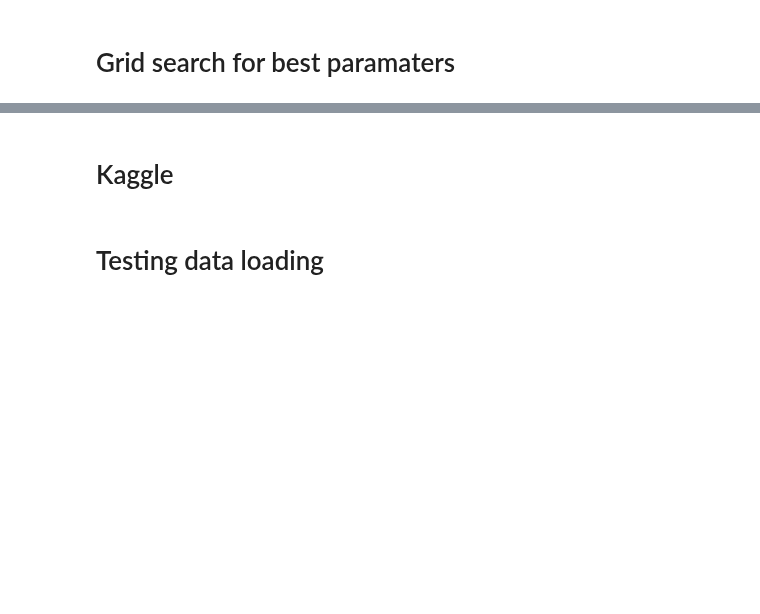
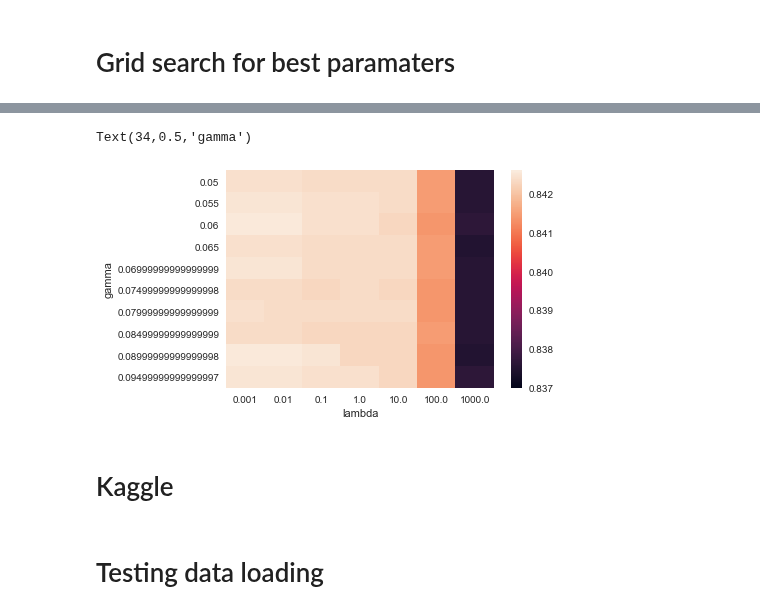
Before and after one commit to hhschede/machine_learning, a Jupyter notebook: project_1/run.ipynb, the cells around one changed output, grey strips where cells are left out. Cells and saved outputs as stored; diff of their text form; code cells hidden in the pictures; blank space fills up the shorter version.

```diff
--- a/project_1/run.ipynb
+++ b/project_1/run.ipynb
@@ -176,3 +271,13 @@ ax.set_ylabel('gamma')
+# %%
+file = "grid_search/grid_search_logistic_jet2.npy"
+grid_acc = np.load(file)
+import seaborn as sns; sns.set()
+ax = sns.heatmap(grid_acc,xticklabels=lamb, yticklabels=lr,vmin= 0.837, vmax=0.8426)
+ax.set_xlabel('lambda')
+ax.set_ylabel('gamma')
+# %% [output]
+Text(34,0.5,'gamma')
+[figure, added]
 # %% [markdown]
 Kaggle
 ====
```
Also changed, not shown: parts of 16 cells of this notebook, 12 other files.
